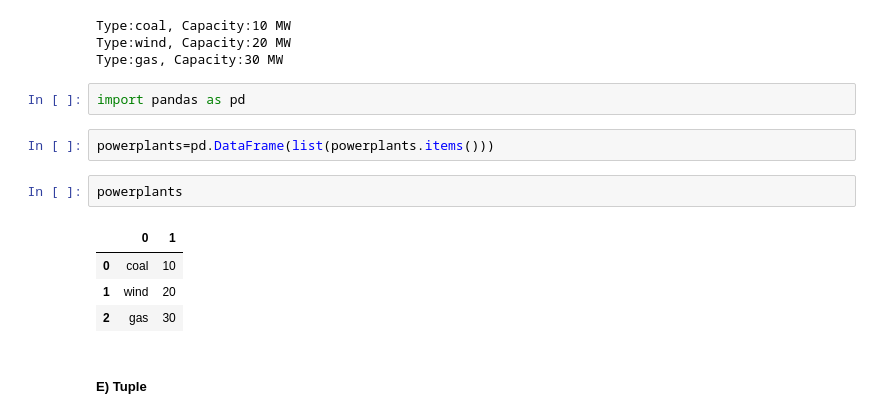
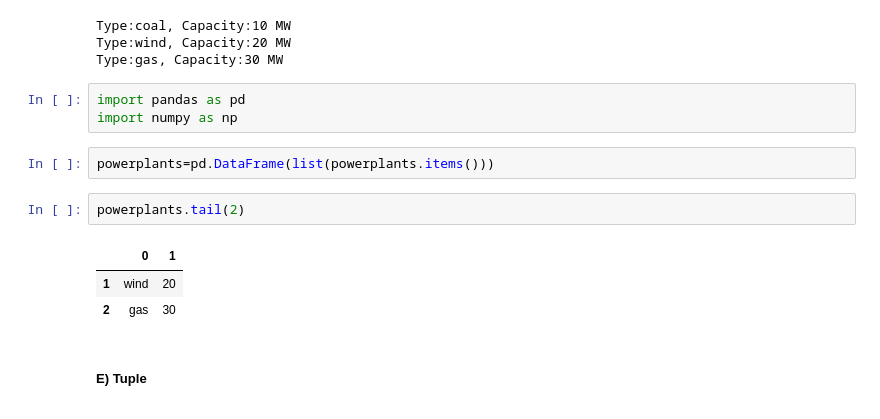
Before and after one commit to SuhasAutade/BTU_lectures_2024, a Jupyter notebook: Lect_2/Lect2_Python_basics.ipynb, the cells around one changed output. Cells and saved outputs as stored; diff of their text form.

```diff
--- a/Lect_2/Lect2_Python_basics.ipynb
+++ b/Lect_2/Lect2_Python_basics.ipynb
@@ -112,13 +124,13 @@ Type:wind, Capacity:20 MW
 Type:gas, Capacity:30 MW
 # %%
 import pandas as pd
+import numpy as np
 # %%
 powerplants=pd.DataFrame(list(powerplants.items()))
 # %%
-powerplants
+powerplants.tail(2)
 # %% [output]
 |  | 0 | 1 |
-| 0 | coal | 10 |
 | 1 | wind | 20 |
 | 2 | gas | 30 |
 # %% [markdown]
```
Also changed, not shown: parts of 13 cells of this notebook, 5 other files.
